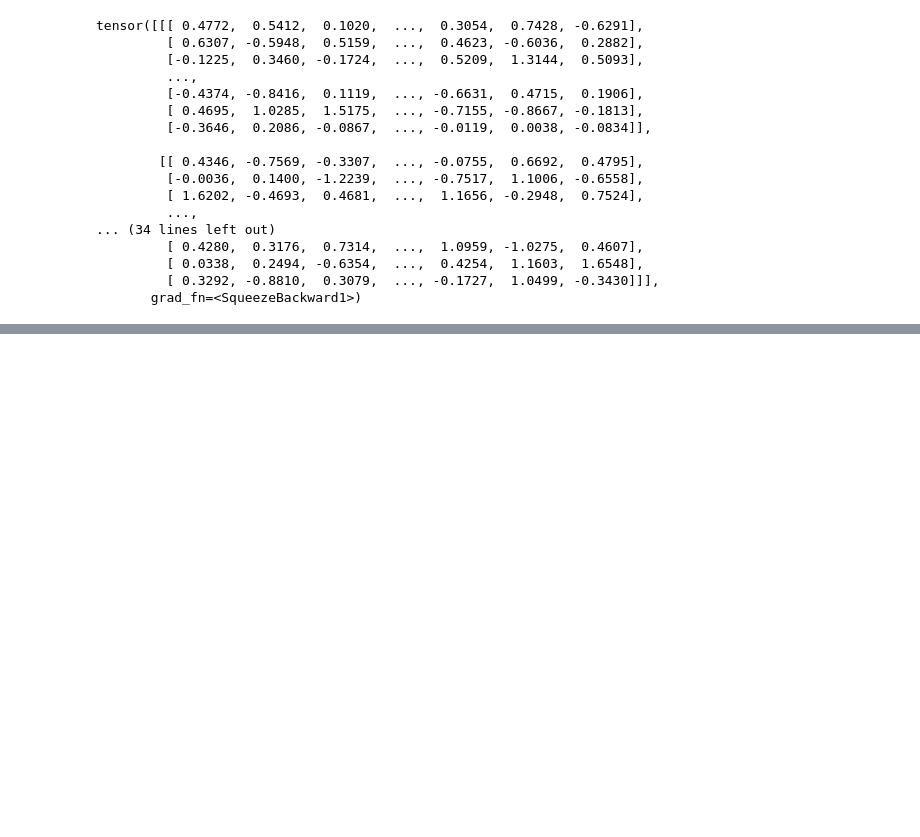
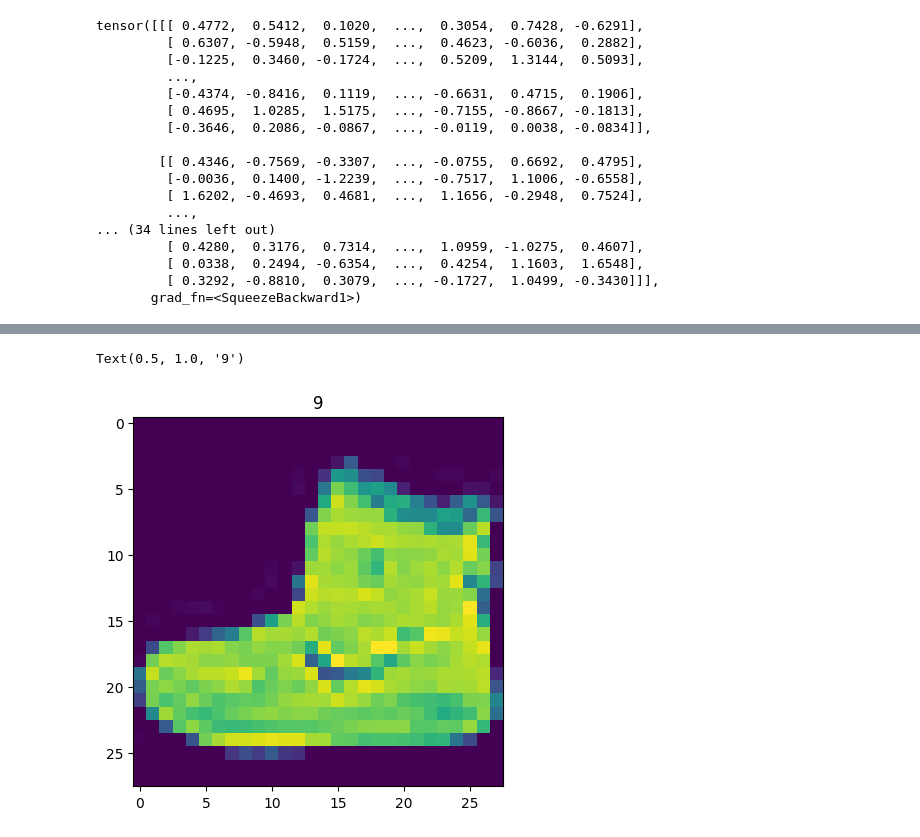
Before and after one commit to AmanullaChishty/Pytorch, a Jupyter notebook: ComputerVisionPytorch.ipynb, the cells around one changed output, grey strips where cells are left out. Saved outputs shown, nothing was run; the diff lists cells and outputs as text; code cells hidden in the pictures; blank space fills up the shorter version.

```diff
--- a/ComputerVisionPytorch.ipynb
+++ b/ComputerVisionPytorch.ipynb
@@ -485,0 +500,3 @@ tensor([[[ 0.4772,  0.5412,  0.1020,  ...,  0.3054,  0.7428, -0.6291],
+# %%
+train_data = datasets.FashionMNIST(root="data",train=True,download=True,transform=ToTensor(),target_transform = None)
+test_data = datasets.FashionMNIST(root="data",train=False,download=True,transform=ToTensor())
@@ -485,0 +519,3 @@ tensor([[[ 0.4772,  0.5412,  0.1020,  ...,  0.3054,  0.7428, -0.6291],
+# %%
+image, label = train_data[0]
+image.shape,label
@@ -485,0 +542,7 @@ tensor([[[ 0.4772,  0.5412,  0.1020,  ...,  0.3054,  0.7428, -0.6291],
+# %%
+#Visualizing the data
+plt.imshow(image.squeeze())
+plt.title(label)
+# %% [output]
+Text(0.5, 1.0, '9')
+[figure, added]
```
Also changed, not shown: parts of 20 cells of this notebook.
